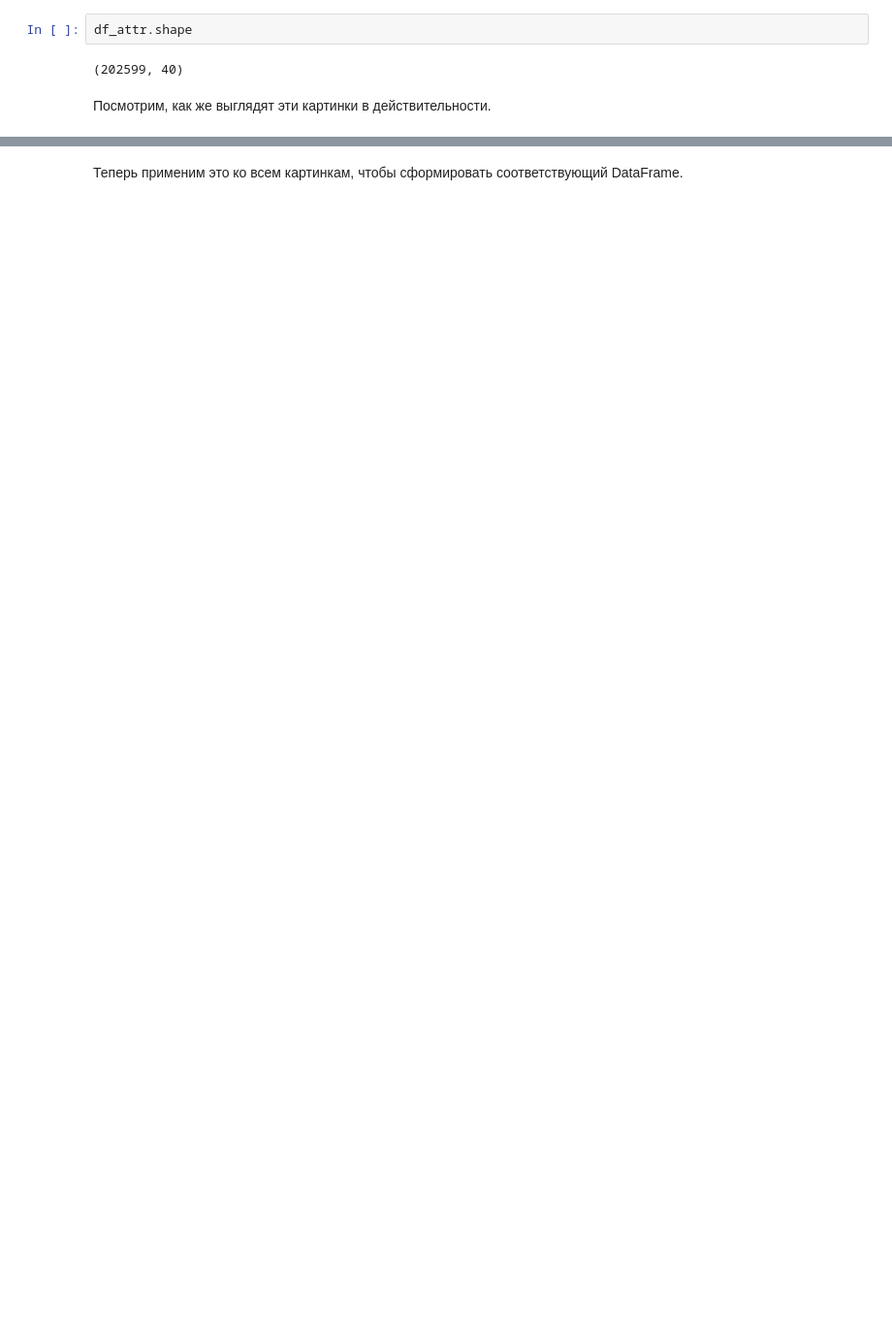
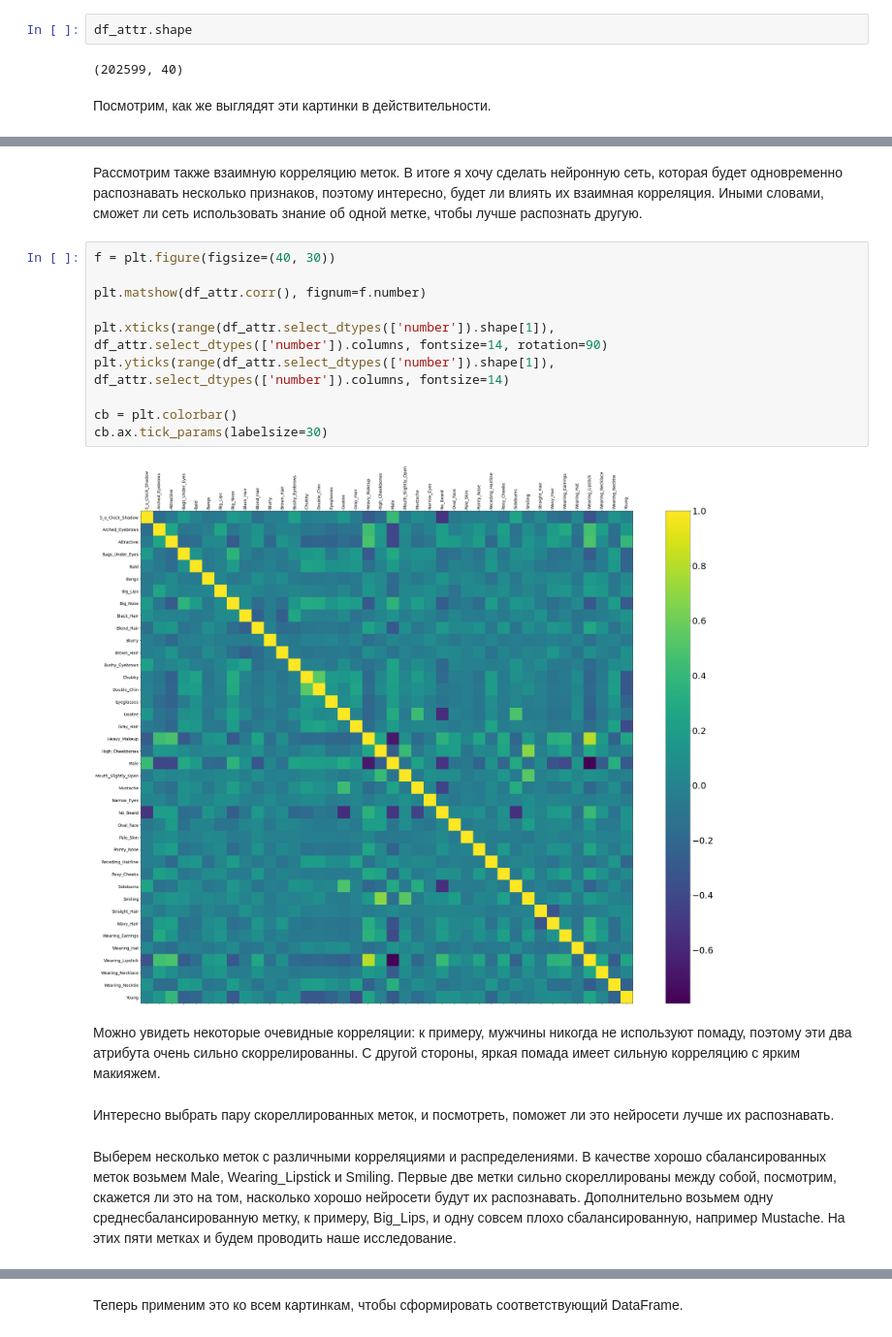
Before and after one commit to MariaZacharneva/face_attributes_recognition, a Jupyter notebook: face_attributes_recogtinion.ipynb, the cells around one changed output, grey strips where cells are left out. Shown at 97% size. Saved outputs shown, nothing was run; the diff lists cells and outputs as text; blank space fills up the shorter version.

```diff
--- a/face_attributes_recogtinion.ipynb
+++ b/face_attributes_recogtinion.ipynb
@@ -60,0 +103,20 @@ Name: 000001.jpg, dtype: int64
+# %% [markdown]
+Рассмотрим также взаимную корреляцию меток. В итоге я хочу сделать нейронную сеть, которая будет одновременно распознавать несколько признаков, поэтому интересно, будет ли влиять их взаимная корреляция. Иными словами, сможет ли сеть использовать знание об одной метке, чтобы лучше распознать другую.
+# %%
+f = plt.figure(figsize=(40, 30))
+
+plt.matshow(df_attr.corr(), fignum=f.number)
+
+plt.xticks(range(df_attr.select_dtypes(['number']).shape[1]), df_attr.select_dtypes(['number']).columns, fontsize=14, rotation=90)
+plt.yticks(range(df_attr.select_dtypes(['number']).shape[1]), df_attr.select_dtypes(['number']).columns, fontsize=14)
+
+cb = plt.colorbar()
+cb.ax.tick_params(labelsize=30)
+# %% [output]
+[figure, added]
+# %% [markdown]
+Можно увидеть некоторые очевидные корреляции: к примеру, мужчины никогда не используют помаду, поэтому эти два атрибута очень сильно скоррелированны. С другой стороны, яркая помада имеет сильную корреляцию с ярким макияжем.
+# %% [markdown]
+Интересно выбрать пару скореллированных меток, и посмотреть, поможет ли это нейросети лучше их распознавать.
+# %% [markdown]
+Выберем несколько меток с различными корреляциями и распределениями. В качестве хорошо сбалансированных меток возьмем Male, Wearing_Lipstick и Smiling. Первые две метки сильно скореллированы между собой, посмотрим, скажется ли это на том, насколько хорошо нейросети будут их распознавать. Дополнительно возьмем одну среднесбалансированную метку, к примеру, Big_Lips, и одну совсем плохо сбалансированную, например Mustache. На этих пяти метках и будем проводить наше исследование.
```
Also changed, not shown: parts of 95 cells of this notebook.
